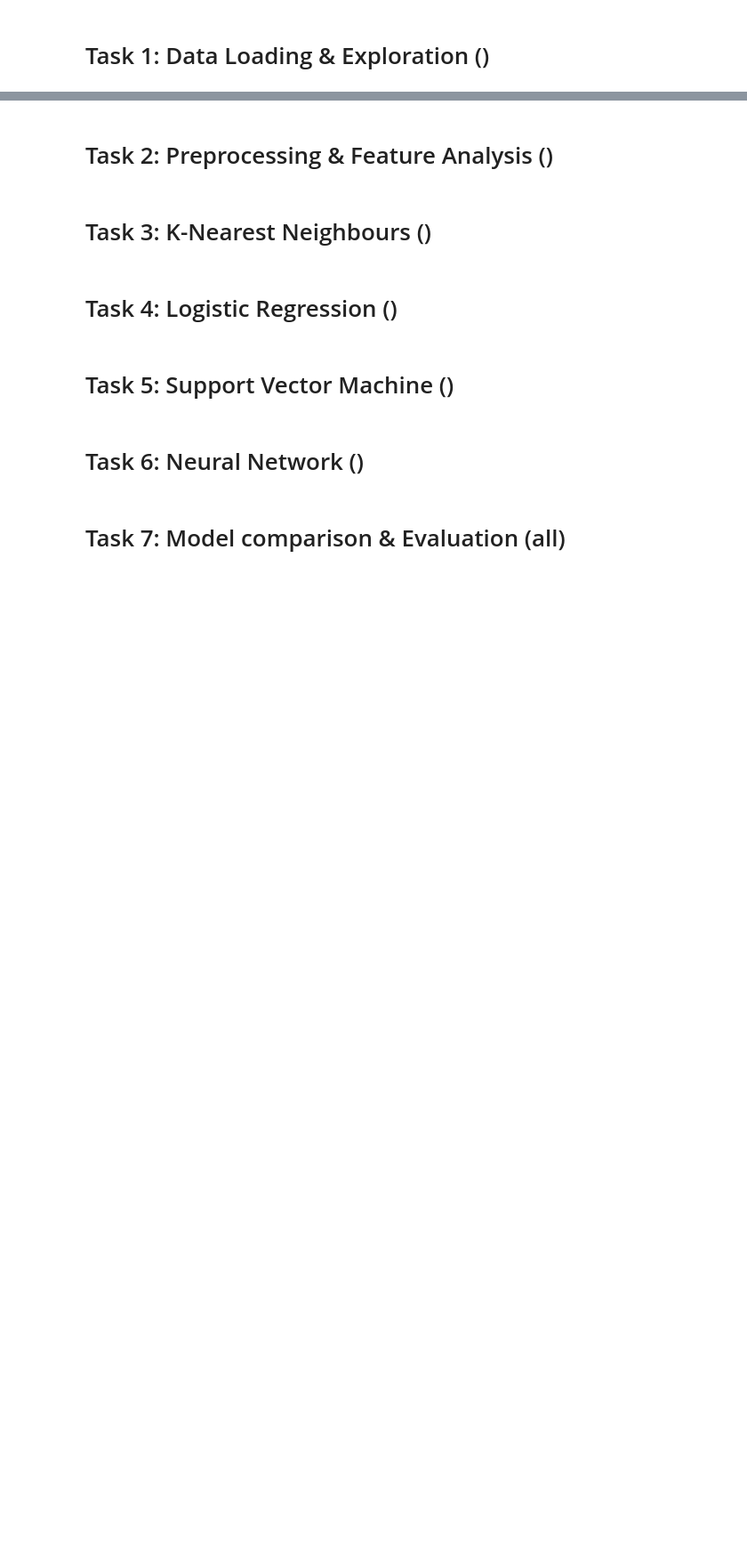
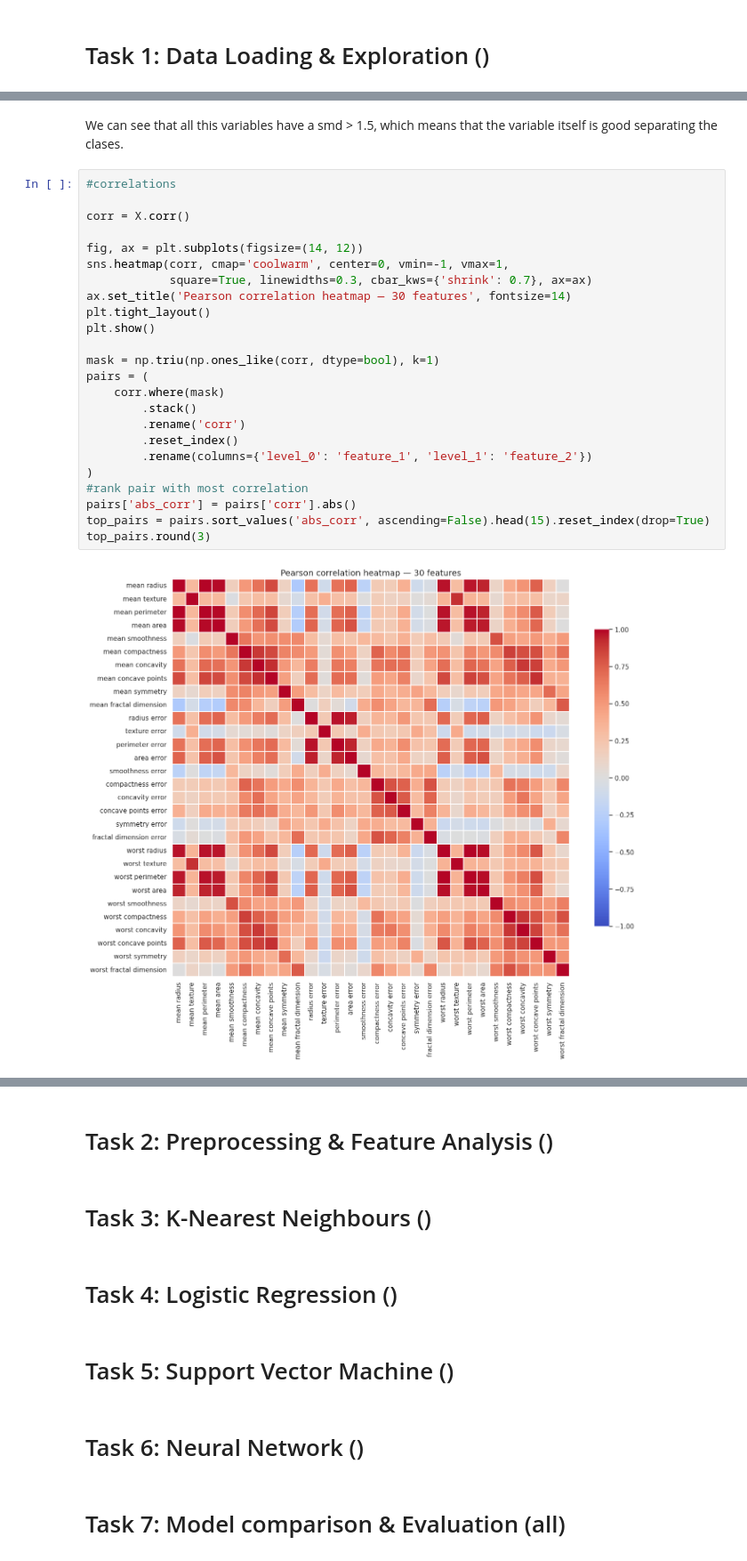
Before and after one commit to harasarahh/machine-learning-projects, a Jupyter notebook: SupervisedLearning/ML_assignment2.ipynb, the cells around one changed output, grey strips where cells are left out. Shown at 89% size. Cells and saved outputs as stored; diff of their text form; blank space fills up the shorter version.

```diff
--- a/SupervisedLearning/ML_assignment2.ipynb
+++ b/SupervisedLearning/ML_assignment2.ipynb
@@ -6,0 +172,28 @@
+# %% [markdown]
+We can see that all this variables have a smd > 1.5, which means that the variable itself is good separating the clases.
+# %%
+#correlations
+
+corr = X.corr()
+
+fig, ax = plt.subplots(figsize=(14, 12))
+sns.heatmap(corr, cmap='coolwarm', center=0, vmin=-1, vmax=1,
+            square=True, linewidths=0.3, cbar_kws={'shrink': 0.7}, ax=ax)
+ax.set_title('Pearson correlation heatmap — 30 features', fontsize=14)
+plt.tight_layout()
+plt.show()
+
+mask = np.triu(np.ones_like(corr, dtype=bool), k=1)
+pairs = (
+    corr.where(mask)
+        .stack()
+        .rename('corr')
+        .reset_index()
+        .rename(columns={'level_0': 'feature_1', 'level_1': 'feature_2'})
+)
+#rank pair with most correlation
+pairs['abs_corr'] = pairs['corr'].abs()
+top_pairs = pairs.sort_values('abs_corr', ascending=False).head(15).reset_index(drop=True)
+top_pairs.round(3)
+# %% [output]
+[figure, added]
```
Also changed, not shown: parts of 7 cells of this notebook.
